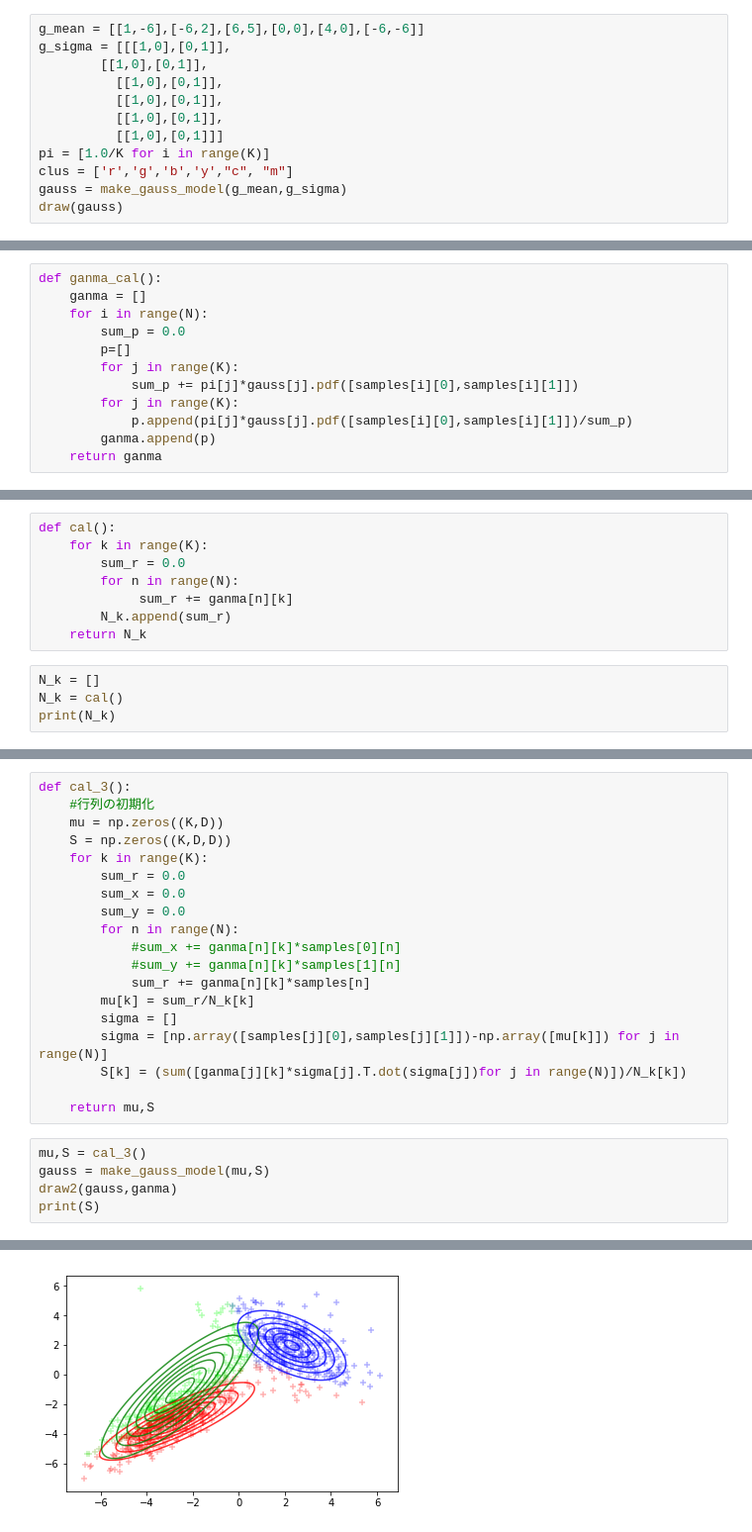
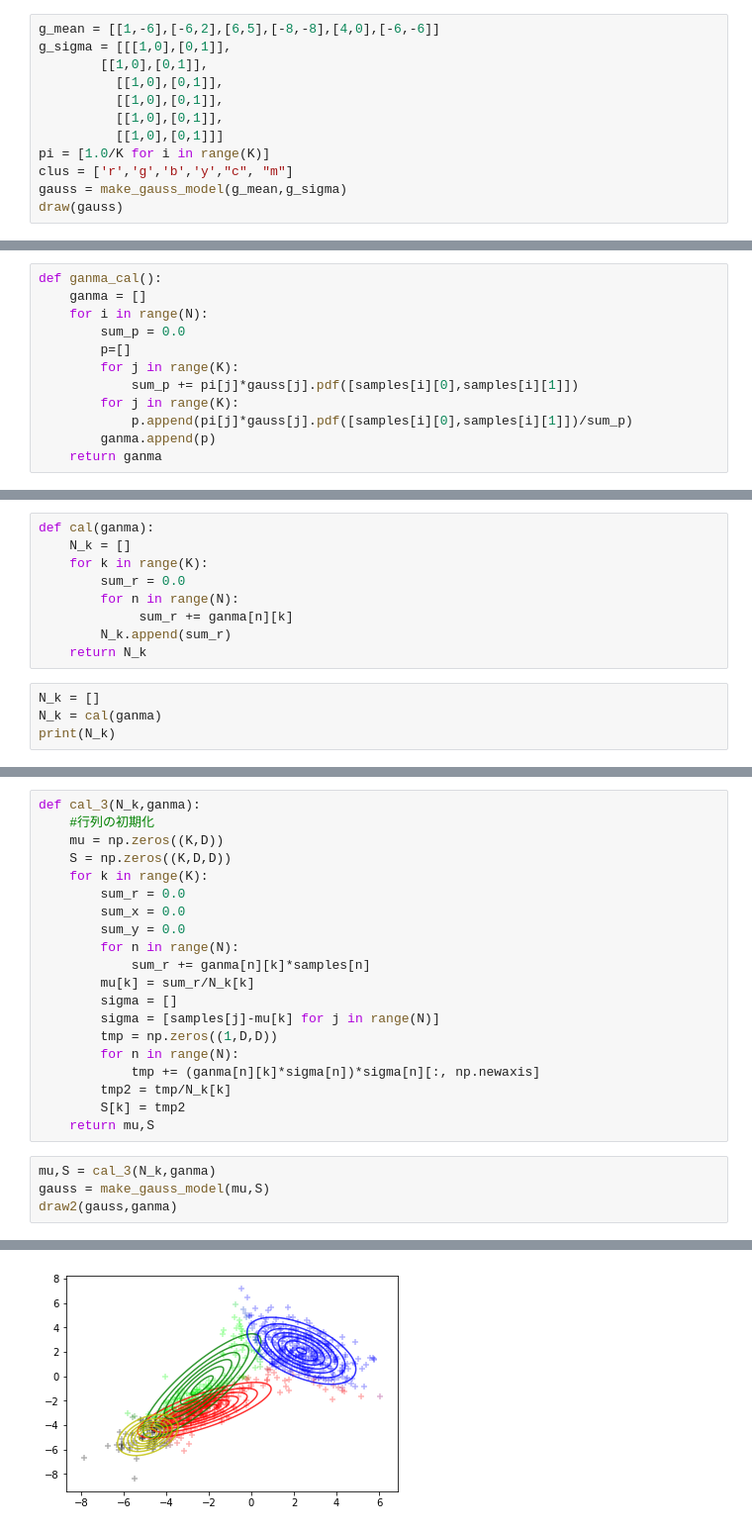
Before and after one commit to taishi107/Variational_Bayes, a Jupyter notebook: variational_bayes.ipynb, the cells around one changed output, grey strips where cells are left out. Shown at 99% size. Drawn from its saved outputs; the diff is of its cells as text.

```diff
--- a/variational_bayes.ipynb
+++ b/variational_bayes.ipynb
@@ -1072,5 +69,5 @@ def draw2(gauss,ganma):
 # %%
-g_mean = [[1,-6],[-6,2],[6,5],[0,0],[4,0],[-6,-6]]
+g_mean = [[1,-6],[-6,2],[6,5],[-8,-8],[4,0],[-6,-6]]
 g_sigma = [[[1,0],[0,1]],
         [[1,0],[0,1]],
           [[1,0],[0,1]],
@@ -1105,5 +102,6 @@ print(ganma[0])
 # %%
-def cal():
+def cal(ganma):
+    N_k = []
     for k in range(K):
         sum_r = 0.0
         for n in range(N):
@@ -1112,6 +110,6 @@ def cal():
     return N_k
 # %%
 N_k = []
-N_k = cal()
+N_k = cal(ganma)
 print(N_k)
 # %% [output]
@@ -1119,5 +117,5 @@ print(N_k)
 # %%
-def cal_3():
+def cal_3(N_k,ganma):
     #行列の初期化
     mu = np.zeros((K,D))
     S = np.zeros((K,D,D))
@@ -1126,18 +124,18 @@ def cal_3():
         sum_x = 0.0
         sum_y = 0.0
         for n in range(N):
-            #sum_x += ganma[n][k]*samples[0][n]
-            #sum_y += ganma[n][k]*samples[1][n]
             sum_r += ganma[n][k]*samples[n]
         mu[k] = sum_r/N_k[k]
         sigma = []
-        sigma = [np.array([samples[j][0],samples[j][1]])-np.array([mu[k]]) for j in range(N)]
-        S[k] = (sum([ganma[j][k]*sigma[j].T.dot(sigma[j])for j in range(N)])/N_k[k])
-
+        sigma = [samples[j]-mu[k] for j in range(N)]
+        tmp = np.zeros((1,D,D))
+        for n in range(N):
+            tmp += (ganma[n][k]*sigma[n])*sigma[n][:, np.newaxis]
+        tmp2 = tmp/N_k[k]
+        S[k] = tmp2
     return mu,S
 # %%
-mu,S = cal_3()
+mu,S = cal_3(N_k,ganma)
 gauss = make_gauss_model(mu,S)
 draw2(gauss,ganma)
-print(S)
 # %% [output]
@@ -1152,2 +142,2 @@ print(S)
-[figure, old version]
+[figure, new version]
 # %%
```
Also changed, not shown: parts of 16 cells of this notebook.
